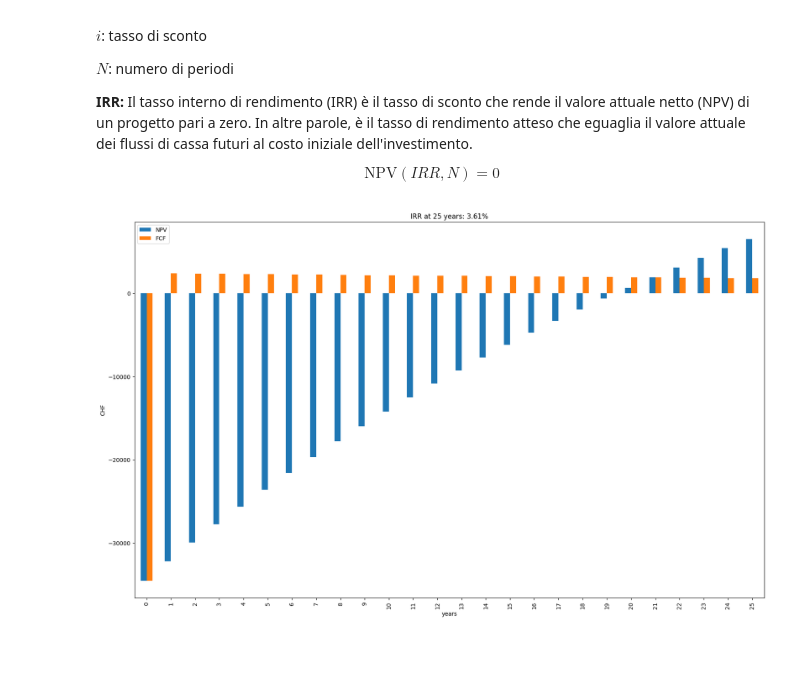
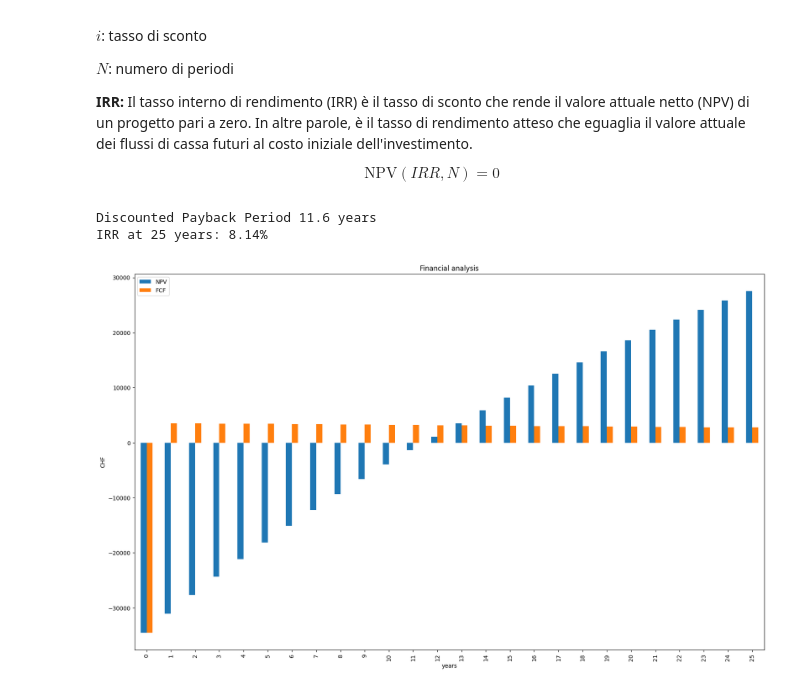
Before and after one commit to supsi-dacd-isaac/teaching, a Jupyter notebook: 2021SmartGrids/L04_final_project_introduction.ipynb, the cells around one changed output. Drawn from its saved outputs; the diff is of its cells as text; code cells hidden in the pictures; blank space fills up the shorter version.

Commit message:
attualizzato prezzi aggiunto payback time

```diff
--- a/2021SmartGrids/L04_final_project_introduction.ipynb
+++ b/2021SmartGrids/L04_final_project_introduction.ipynb
@@ -186,8 +186,8 @@ life_span = 25
 degradation = 0.2  # 20% after 25years
 
 self_consumption = 0.6  # 60%
-p_sell = 0.06
-p_buy = 0.21
+p_sell = 0.075
+p_buy = 0.30
 p_pv = p_buy * self_consumption + p_sell * (1 - self_consumption)
 
 plant_size = p_module * num_modules / 1000
@@ -229,20 +229,35 @@ Il tasso interno di rendimento (IRR) è il tasso di sconto che rende il valore a
 $${\mathrm{NPV}} (IRR, N) = 0$$
 # %%
 years = range(life_span)
-capex = plant_cost
+capex = np.array([plant_cost])
 opex = np.ones(life_span) * o_and_m * plant_size
 costi = np.hstack([capex, opex])
-
 yearly_production = np.sum(np.reshape(e_ls, (life_span, -1)), axis=1)
 revenues = yearly_production * p_pv
 
 fcf = np.hstack([0, revenues]) - costi  # free cash flow
 npv = np.array([npf.npv(wacc, fcf[:i]) for i in np.arange(1, life_span + 2)])
 irr = npf.irr(fcf)
 
 financials = pd.DataFrame(data={'years': np.arange(26), 'NPV': npv, 'FCF': fcf}).set_index('years')
 
 fig, ax = plt.subplots(1,1,figsize=(20,12))
-financials.plot(kind='bar', title='IRR at {} years: {:.2%}'.format(life_span, irr), ax=ax).set_ylabel('CHF');
+financials.plot(kind='bar', title='Financial analysis', ax=ax).set_ylabel('CHF');
+
+discounted_fcf = fcf / (1 + wacc) ** np.arange(len(fcf))
+cumulative_dcf = np.cumsum(discounted_fcf)
+
+if all(cumulative_dcf < 0):
+    payback_time = np.nan  # Mai ripagato
+else:
+    payback_year = np.argmax(cumulative_dcf >= 0)
+    prev = cumulative_dcf[payback_year - 1] if payback_year > 0 else 0
+    frac = (0 - prev) / (cumulative_dcf[payback_year] - prev)
+    payback_time = payback_year - 1 + frac
+
+print('Discounted Payback Period {:.1f} years'.format(payback_time))
+print('IRR at {} years: {:.2%}'.format(life_span, irr))
 # %% [output]
+Discounted Payback Period 11.6 years
+IRR at 25 years: 8.14%
-[figure, old version]
+[figure, new version]
```
